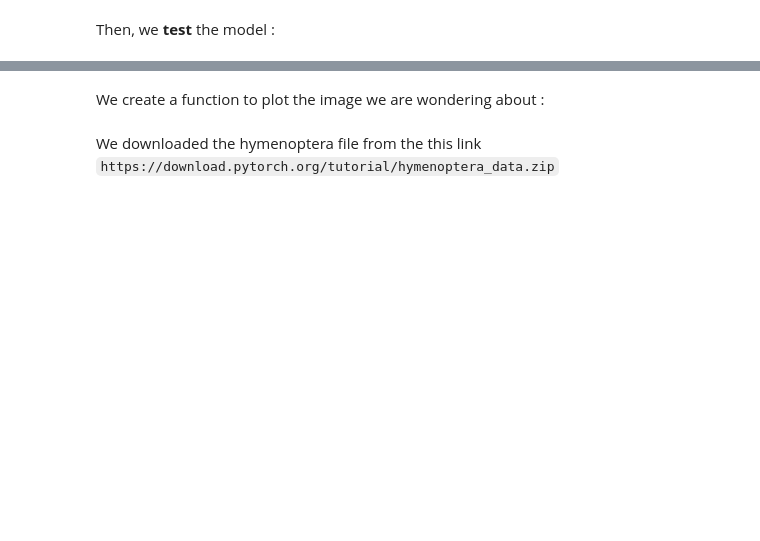
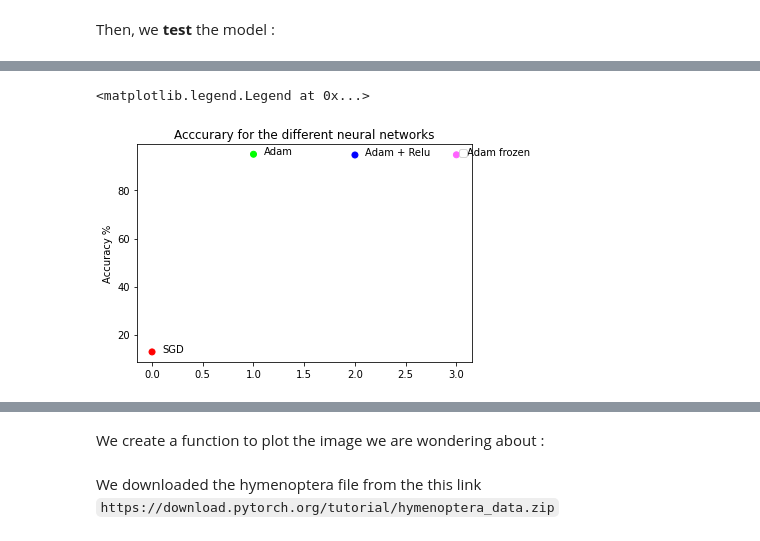
Before and after one commit to JustinAgnr/DM_ML, a Jupyter notebook: DM_ML_Part2.ipynb, the cells around one changed output, grey strips where cells are left out. Drawn from its saved outputs; the diff is of its cells as text; code cells hidden in the pictures; blank space fills up the shorter version.

```diff
--- a/DM_ML_Part2.ipynb
+++ b/DM_ML_Part2.ipynb
@@ -138,0 +359,2 @@ Test Error:
+# %%
+accuracy_net3_adam, test_loss_net3_adam = testing_frozen(netF_adam, testloader)
@@ -138,0 +393,14 @@ Test Error:
+# %%
+n = ["SGD", "Adam", "Adam + Relu", "Adam frozen"]
+x = [0, 1, 2 ,3]
+C = np.array([[255, 0, 0], [0, 255, 0], [0, 0, 255], [255, 100, 255]])
+fig, ax = plt.subplots()
+ax.scatter(x = x, y = accuracies, c = C/255.0)
+
+for i, txt in enumerate(n):
+    ax.annotate(txt, (x[i] + 0.1, accuracies[i]))
+
+plt.ylabel("Accuracy %")
+plt.title("Acccurary for the different neural networks")
+plt.legend()
+# %% [output]
@@ -138,0 +408,2 @@ Test Error:
+<matplotlib.legend.Legend at 0x...>
+[figure, added]
```
Also changed, not shown: parts of 91 cells of this notebook.
